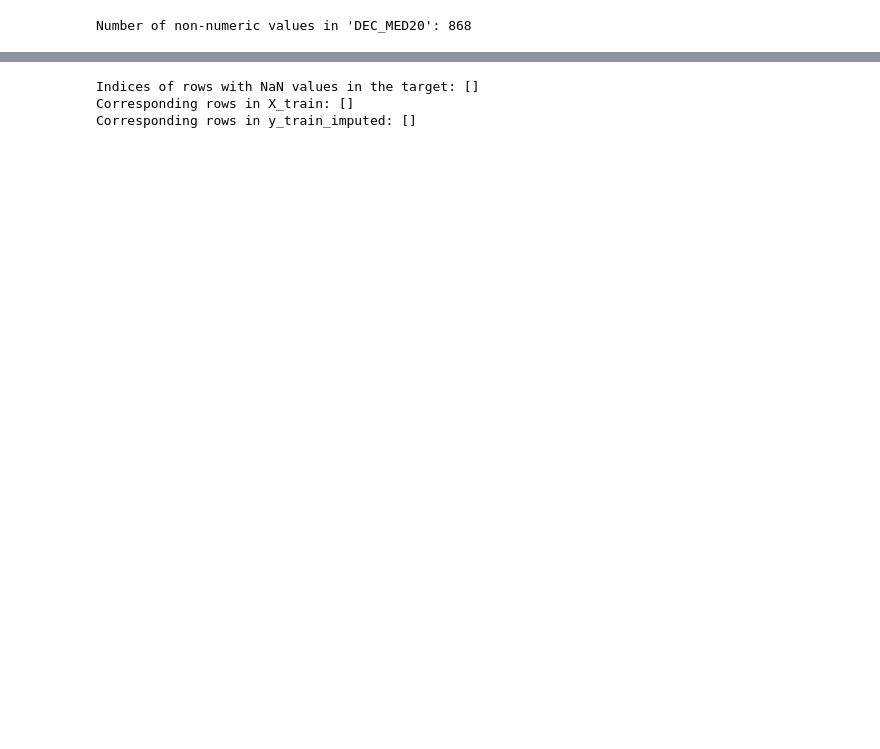
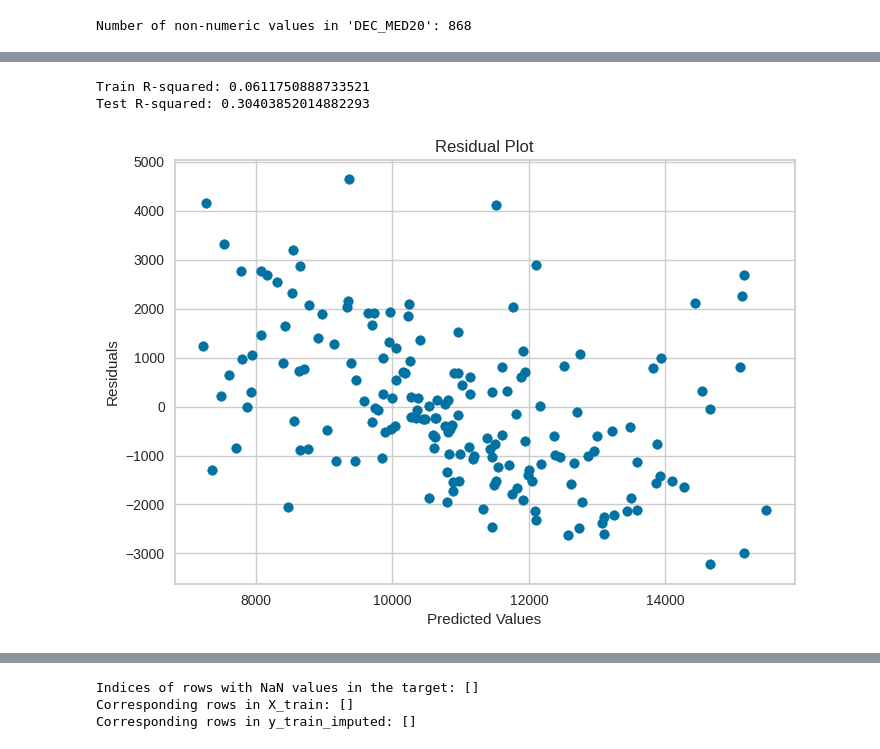
Before and after one commit to arshiataheri/IRIS-Paris-Geographical-Data-ML, a Jupyter notebook: IRIS_Paris_Geographical_Data_ML.ipynb, the cells around one changed output, grey strips where cells are left out. Drawn from its saved outputs; the diff is of its cells as text; code cells hidden in the pictures; blank space fills up the shorter version.

```diff
--- a/IRIS_Paris_Geographical_Data_ML.ipynb
+++ b/IRIS_Paris_Geographical_Data_ML.ipynb
@@ -628,0 +777,11 @@ Test R^2 Score: 0.5240438310911703
+# %%
+import statsmodels.api as sm
+# Fitting
+ols_model = sm.OLS(y_train_imputed, X_train_imputed)
+ols_results = ols_model.fit()
+
+# Predicting
+predictions = ols_results.predict(X_test_imputed)
+
+
+print(ols_results.summary())
@@ -628,0 +806,23 @@ Test R^2 Score: 0.5240438310911703
+# %%
+# 1. Evaluate Training and Test Performance
+train_predictions = ols_results.predict(X_train_imputed)
+test_predictions = ols_results.predict(X_test_imputed)
+
+train_r_squared = r2_score(y_train_imputed, train_predictions)
+test_r_squared = r2_score(y_test_imputed, test_predictions)
+
+print("Train R-squared:", train_r_squared)
+print("Test R-squared:", test_r_squared)
+# %% [output]
+Train R-squared: 0.0611750888733521
+Test R-squared: 0.30403852014882293
+# %%
+# 2. Plot Residuals
+residuals = y_test_imputed - test_predictions
+plt.scatter(test_predictions, residuals)
+plt.xlabel("Predicted Values")
+plt.ylabel("Residuals")
+plt.title("Residual Plot")
+plt.show()
+# %% [output]
+[figure, added]
```
Also changed, not shown: parts of 37 cells of this notebook.
